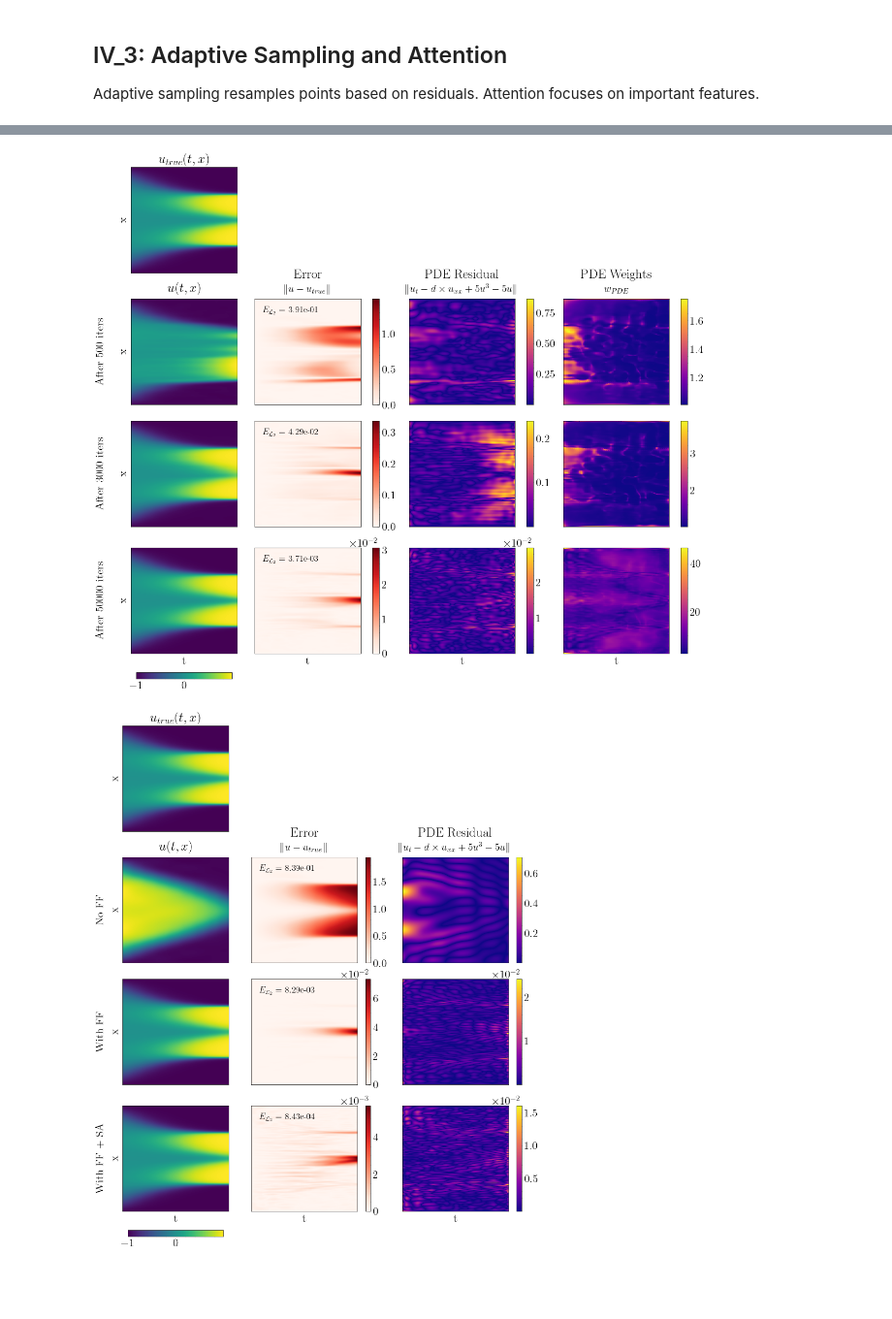
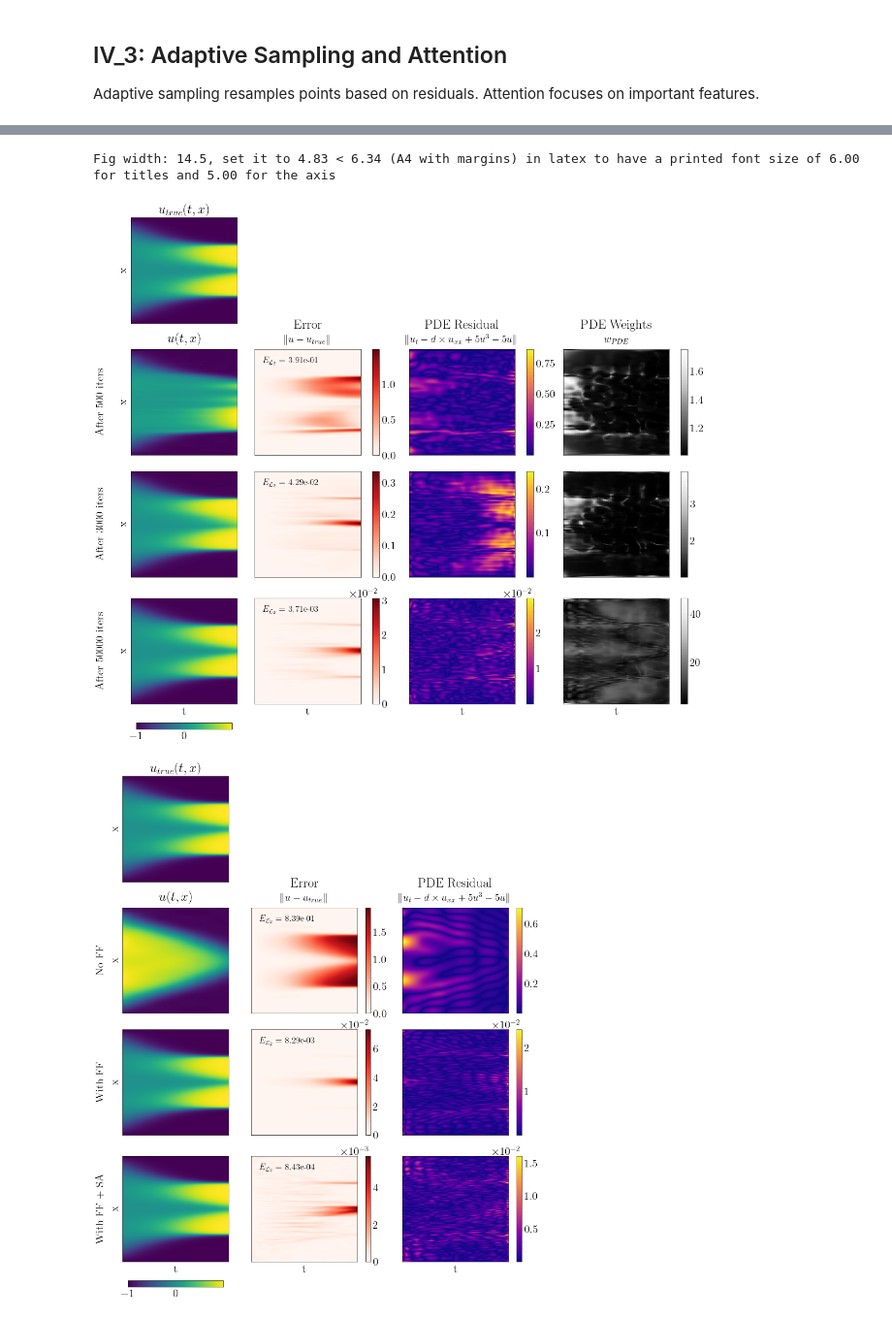
Before and after one commit to bonneted/PhD, a Jupyter notebook: IV_ImprovingTraining.ipynb, the cells around one changed output, grey strips where cells are left out. Shown at 97% size. Drawn from its saved outputs; the diff is of its cells as text; code cells hidden in the pictures; blank space fills up the shorter version.

```diff
--- a/IV_ImprovingTraining.ipynb
+++ b/IV_ImprovingTraining.ipynb
@@ -20,38 +18,5 @@ import pickle
 
 from allen_cahn_model import train_allen_cahn, test_data_allen_cahn, eval_allen_cahn, pde_allen_cahn
-# %%
-# Placeholder for IV_1: Classical techniques
-# Example: Different activation functions
-if RUN_CODE:
-    config_base = {
-        "fourier_features": False,
-        "net_type": "PINN",
-        "n_domain": 100**2,
-        "n_iters": 5000,
-        "seed": 0,
-    }
-    configs = [
-        {**config_base, "activations": "tanh"},
-        {**config_base, "activations": "sin"},
-        {**config_base, "activations": "relu"},
-    ]
-    results_iv1 = [train_allen_cahn(c) for c in configs]
-    os.makedirs('results/IV_ImprovingTraining/iv1_classical', exist_ok=True)
-    with open('results/IV_ImprovingTraining/iv1_classical/results.pkl', 'wb') as f:
-        pickle.dump([{k: v for k, v in r.items() if k != "model"} for r in results_iv1], f)
-else:
-    with open('results/IV_ImprovingTraining/iv1_classical/results.pkl', 'rb') as f:
-        results_iv1 = pickle.load(f)
-
-# Plot losses
-plt.figure()
-for i, res in enumerate(results_iv1):
-    plt.plot(res['pde_loss'], label=f'Activation {i}')
-plt.legend()
-plt.title('PDE Loss for Different Activations')
-plt.yscale('log')
-plt.savefig('results/IV_ImprovingTraining/iv1_classical/loss_plot.png')
-plt.show()
 # %% [markdown]
 ## IV_2: Fourier Feature Embedding
 
@@ -398,35 +408,36 @@ fields_SA_weight_vis = {
     "Solution": {
         "data": [u_true] + u_pred_all,
         "title": r"$u(t,x)$",
         "cmap": None,
         "abs": False,
     },
     "Error": {
         "data": u_diff_all,
         "title": "Error\n" + r"\fontsize{14}{14} $\|u - u_{true}\|$",
         "cmap": "Reds",
         "abs": True,
     },
     "PDE Residual": {
         "data": pde_loss_all,
         "title": "PDE Residual\n" + r"\fontsize{14}{14}$\|u_t - d \times u_{xx} + 5u^3 - 5u\|$",
         "cmap": "plasma",
         "abs": True,
     },
     "PDE Weights": {
         "data": pde_weights_all,
         "title": "PDE Weights\n" + r"\fontsize{14}{14}$w_{PDE}$",
-        "cmap": "plasma",
+        "cmap": "Greys_r",
         "abs": False,
         "x_fields": x_train,
         "t_fields": t_train,
     },
 }
 fig, ax = plt.subplots(4,4, figsize=(14.5,12))
 plot_allen_cahn_results(fig, ax, fields_SA_weight_vis, tt, xx, rows_title)
 plt.show()
 # %% [output]
+Fig width: 14.5, set it to 4.83 < 6.34 (A4 with margins) in latex to have a printed font size of 6.00 for titles and 5.00 for the axis
-[figure, old version]
+[figure, new version]
 # %%
 import copy
 
```
Also changed, not shown: parts of 3 cells of this notebook.
